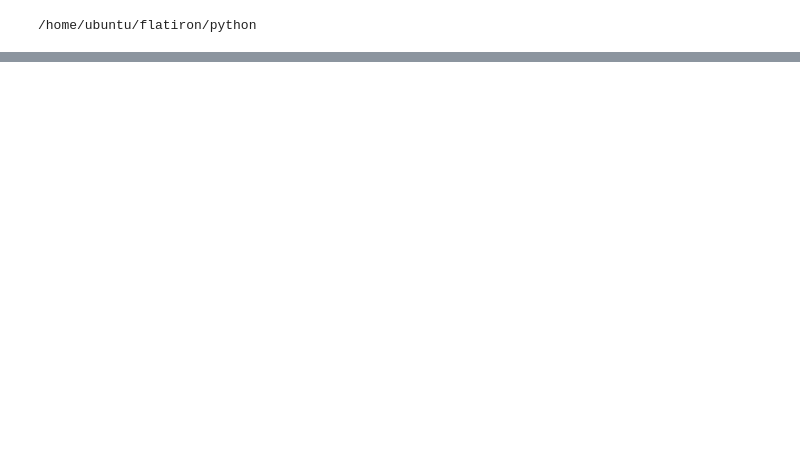
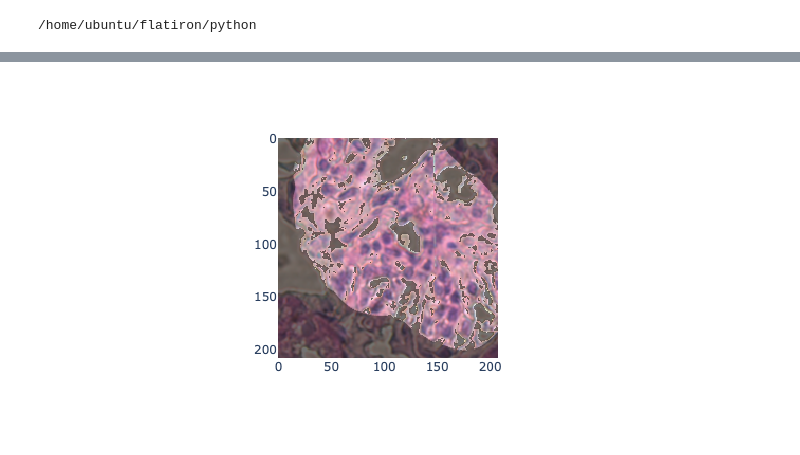
Before and after one commit to theNewFlesh/flatiron, a Jupyter notebook: notebooks/pipeline.ipynb, the cells around one changed output, grey strips where cells are left out. Cells and saved outputs as stored; diff of their text form; code cells hidden in the pictures; blank space fills up the shorter version.

```diff
--- a/notebooks/pipeline.ipynb
+++ b/notebooks/pipeline.ipynb
@@ -102,0 +148,11 @@ dset.batch(32).map(lambda x: preprocess(x))
+# %%
+x0 = next(x)[0]
+px.imshow(x0)
+# %%
+y0 = next(y)[0]
+# px.imshow(np.squeeze(y0))
+
+a0 = x0 * (y0 * 0.5 + 0.45)
+px.imshow(a0)
+# %% [output]
+[figure, added]
```
Also changed, not shown: parts of 11 cells of this notebook.
